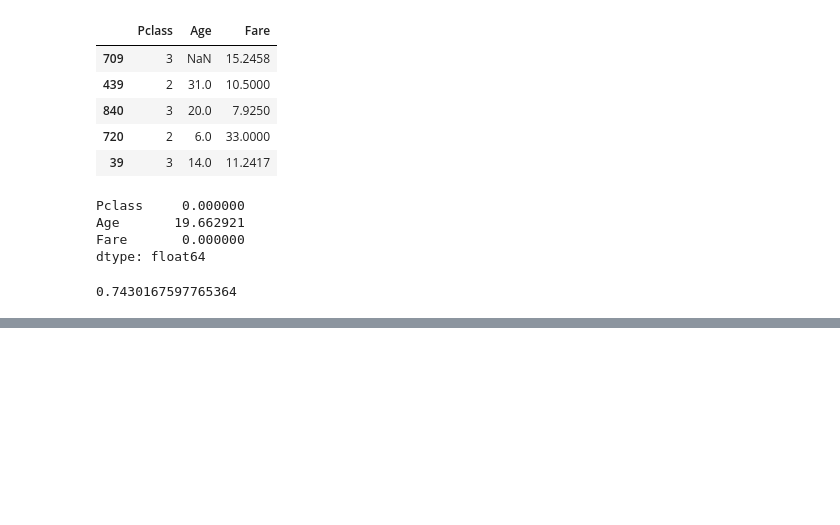
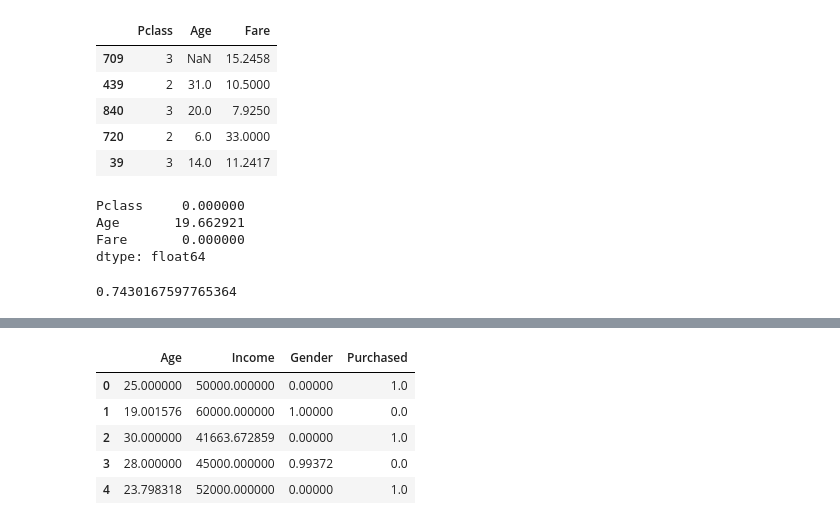
Before and after one commit to Shekhar7017/EDA, a Jupyter notebook: FeatureEngineering.ipynb, the cells around one changed output, grey strips where cells are left out. Drawn from its saved outputs; the diff is of its cells as text; code cells hidden in the pictures; blank space fills up the shorter version.

```diff
--- a/FeatureEngineering.ipynb
+++ b/FeatureEngineering.ipynb
@@ -1812,0 +1839,20 @@ accuracy_score(y_test, lr_pred)
+# %%
+from sklearn.experimental import enable_iterative_imputer
+from sklearn.impute import IterativeImputer
+df.drop(columns=['Name'], inplace=True)
+# %%
+# Encoding of Categorical Data
+df['Gender'] = df['Gender'].map({'M': 0, 'F': 1})
+# %%
+# Apply Iterative Imputer
+imputer = IterativeImputer(max_iter=20,random_state=42,sample_posterior=True)
+df_imputed = pd.DataFrame(imputer.fit_transform(df), columns=df.columns)
+# %%
+df_imputed.head()
+# %% [output]
+|  | Age | Income | Gender | Purchased |
+| 0 | 25.000000 | 50000.000000 | 0.00000 | 1.0 |
+| 1 | 19.001576 | 60000.000000 | 1.00000 | 0.0 |
+| 2 | 30.000000 | 41663.672859 | 0.00000 | 1.0 |
+| 3 | 28.000000 | 45000.000000 | 0.99372 | 0.0 |
+| 4 | 23.798318 | 52000.000000 | 0.00000 | 1.0 |
```
Also changed, not shown: parts of 3 cells of this notebook.
